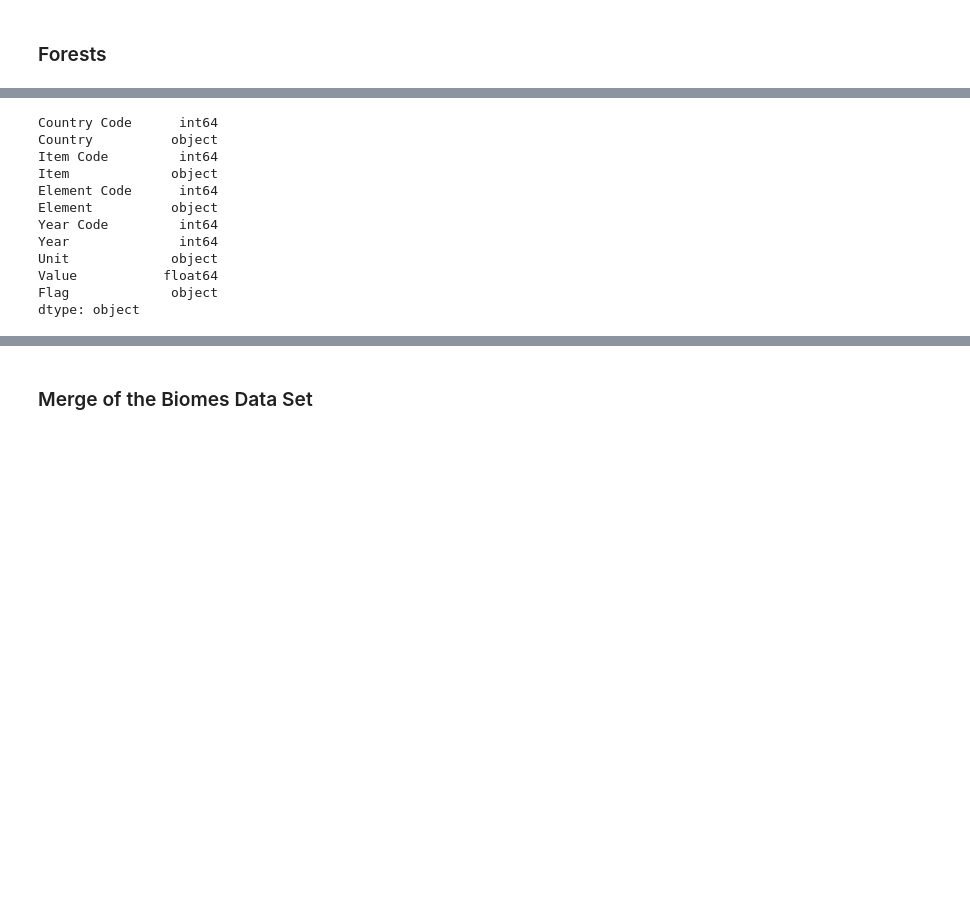
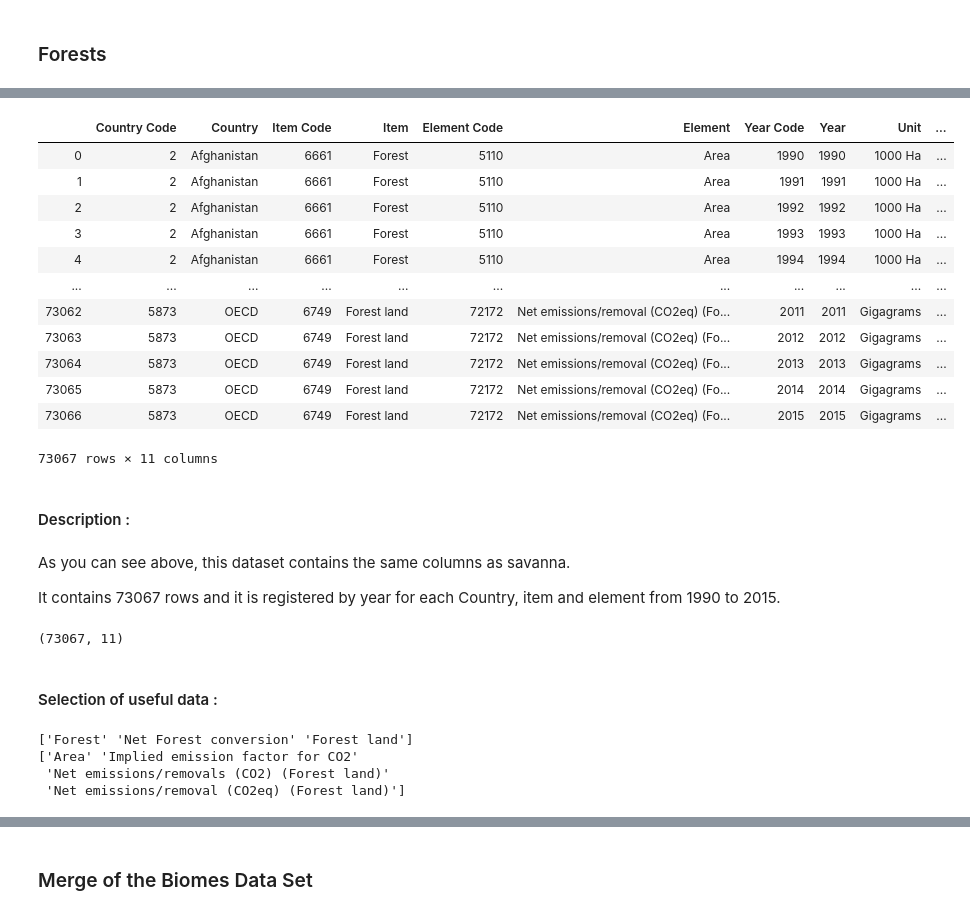
Before and after one commit to CeliaBenquet/Project_ADA, a Jupyter notebook: ada_project_true.ipynb, the cells around one changed output, grey strips where cells are left out. Cells and saved outputs as stored; diff of their text form; code cells hidden in the pictures; blank space fills up the shorter version.

```diff
--- a/ada_project_true.ipynb
+++ b/ada_project_true.ipynb
@@ -275,3 +275,6 @@ The final dataframe: "savannaFinal" will be joined to the forest one to answer t
 # %% [markdown]
 <a id="forests"></a>
 ### Forests
+# %%
+forests = pd.read_csv(datapath + current_fao + "Emissions_Land_Use_Forest_Land_E_All_Data_(Norm).csv", sep=",", encoding="ANSI")         # Less forests
+forests.dtypes
@@ -278,15 +294,36 @@ The final dataframe: "savannaFinal" will be joined to the forest one to answer t
 # %%
-forests.dtypes
+forests
 # %% [output]
+|  | Country Code | Country | Item Code | Item | Element Code | Element | Year Code | Year | Unit | ... |
+| 0 | 2 | Afghanistan | 6661 | Forest | 5110 | Area | 1990 | 1990 | 1000 Ha | ... |
+| 1 | 2 | Afghanistan | 6661 | Forest | 5110 | Area | 1991 | 1991 | 1000 Ha | ... |
+| 2 | 2 | Afghanistan | 6661 | Forest | 5110 | Area | 1992 | 1992 | 1000 Ha | ... |
+| 3 | 2 | Afghanistan | 6661 | Forest | 5110 | Area | 1993 | 1993 | 1000 Ha | ... |
+| 4 | 2 | Afghanistan | 6661 | Forest | 5110 | Area | 1994 | 1994 | 1000 Ha | ... |
+| ... | ... | ... | ... | ... | ... | ... | ... | ... | ... | ... |
+| 73062 | 5873 | OECD | 6749 | Forest land | 72172 | Net emissions/removal (CO2eq) (Fo... | 2011 | 2011 | Gigagrams | ... |
+| 73063 | 5873 | OECD | 6749 | Forest land | 72172 | Net emissions/removal (CO2eq) (Fo... | 2012 | 2012 | Gigagrams | ... |
+| 73064 | 5873 | OECD | 6749 | Forest land | 72172 | Net emissions/removal (CO2eq) (Fo... | 2013 | 2013 | Gigagrams | ... |
+| 73065 | 5873 | OECD | 6749 | Forest land | 72172 | Net emissions/removal (CO2eq) (Fo... | 2014 | 2014 | Gigagrams | ... |
+| 73066 | 5873 | OECD | 6749 | Forest land | 72172 | Net emissions/removal (CO2eq) (Fo... | 2015 | 2015 | Gigagrams | ... |
-Country Code      int64
-Country          object
-Item Code         int64
-Item             object
-Element Code      int64
-Element          object
-Year Code         int64
-Year              int64
-Unit             object
-Value           float64
-Flag             object
-dtype: object
+73067 rows × 11 columns
+# %% [markdown]
+#### Description :
+# %% [markdown]
+As you can see above, this dataset contains the same columns as savanna.
+
+It contains 73067 rows and it is registered by year for each Country, item and element from 1990 to 2015.
+# %%
+forests.shape
+# %% [output]
+(73067, 11)
+# %% [markdown]
+#### Selection of useful data :
+# %%
+print(pd.Series.unique(forests.Item))
+print(pd.Series.unique(forests.Element))
+# %% [output]
+['Forest' 'Net Forest conversion' 'Forest land']
+['Area' 'Implied emission factor for CO2'
+ 'Net emissions/removals (CO2) (Forest land)'
+ 'Net emissions/removal (CO2eq) (Forest land)']
```
Also changed, not shown: parts of 24 cells of this notebook.
